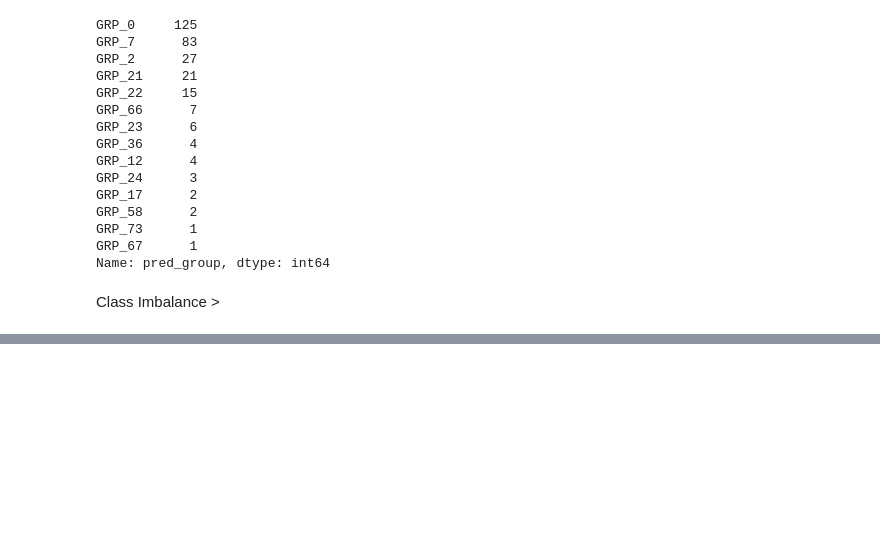
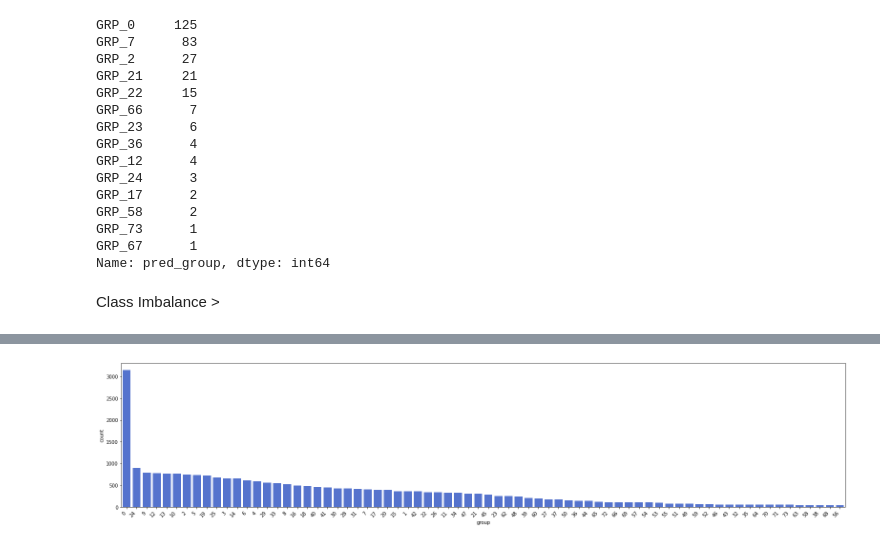
Before and after one commit to pbhuch/GL_DecA_G4_NLP1, a Jupyter notebook: GL_DecA_G4_NLP1.ipynb, the cells around one changed output, grey strips where cells are left out. Saved outputs shown, nothing was run; the diff lists cells and outputs as text; code cells hidden in the pictures; blank space fills up the shorter version.

```diff
--- a/GL_DecA_G4_NLP1.ipynb
+++ b/GL_DecA_G4_NLP1.ipynb
@@ -1230,0 +1352,2 @@ Class Imbalance >
+# %%
+aug = naw.SynonymAug(aug_src='wordnet',aug_max=3)
@@ -1230,0 +1370,30 @@ Class Imbalance >
+# %%
+augmented_sentences=[]
+augmented_sentences_labels=[]
+for i in X_train.index:
+  if y_train[i] in (24,9,12,2,19,3,6):
+    temps=aug.augment(X_train[i],n=3)
+    for sent in temps:
+      augmented_sentences.append(sent)
+      augmented_sentences_labels.append(y_train[i])
+  elif y_train[i] in (13,10,5,25,14,4,29,33,16,18,31,7,17,26,34):
+    temps=aug.augment(X_train[i],n=6)
+    for sent in temps:
+      augmented_sentences.append(sent)
+      augmented_sentences_labels.append(y_train[i])
+  elif y_train[i] in (72,57,54,66,69,73,35,64,70,71):
+    temps=aug.augment(X_train[i],n=50)
+    for sent in temps:
+      augmented_sentences.append(sent)
+      augmented_sentences_labels.append(y_train[i])
+  elif y_train[i] not in (0,8,24,9,12,2,19,3,6,13,10,5,25,14,4,29,33,16,18,31,7,17,26,34,72,57,54,66,69,73,35,64,70,71):
+    temps=aug.augment(X_train[i],n=12)
+    for sent in temps:
+      augmented_sentences.append(sent)
+      augmented_sentences_labels.append(y_train[i])
+# %%
+X_train=X_train.append(pd.Series(augmented_sentences),ignore_index=True)
+y_train=y_train.append(pd.Series(augmented_sentences_labels),ignore_index=True)
+
+print(X_train.shape)
+print(y_train.shape)
@@ -1230,0 +1403,2 @@ Class Imbalance >
+# %%
+y_train_df = pd. DataFrame(y_train,columns=['group'])
@@ -1230,0 +1416,13 @@ Class Imbalance >
+# %%
+#Create Dataset
+#y_train_df_old_nogrp0 = dataset1[dataset1['Assignment group'] != 'GRP_0']
+
+descending_order = y_train_df['group'].value_counts().sort_values(ascending=False).index
+plt.subplots(figsize=(22,5))
+#add code to rotate the labels
+ax=sns.countplot(x='group', data=y_train_df, color='royalblue',order=descending_order)
+ax.set_xticklabels(ax.get_xticklabels(), rotation=45, ha="right")
+plt.tight_layout()
+plt.show()
+# %% [output]
+[figure, added]
```
Also changed, not shown: parts of 14 cells of this notebook.
